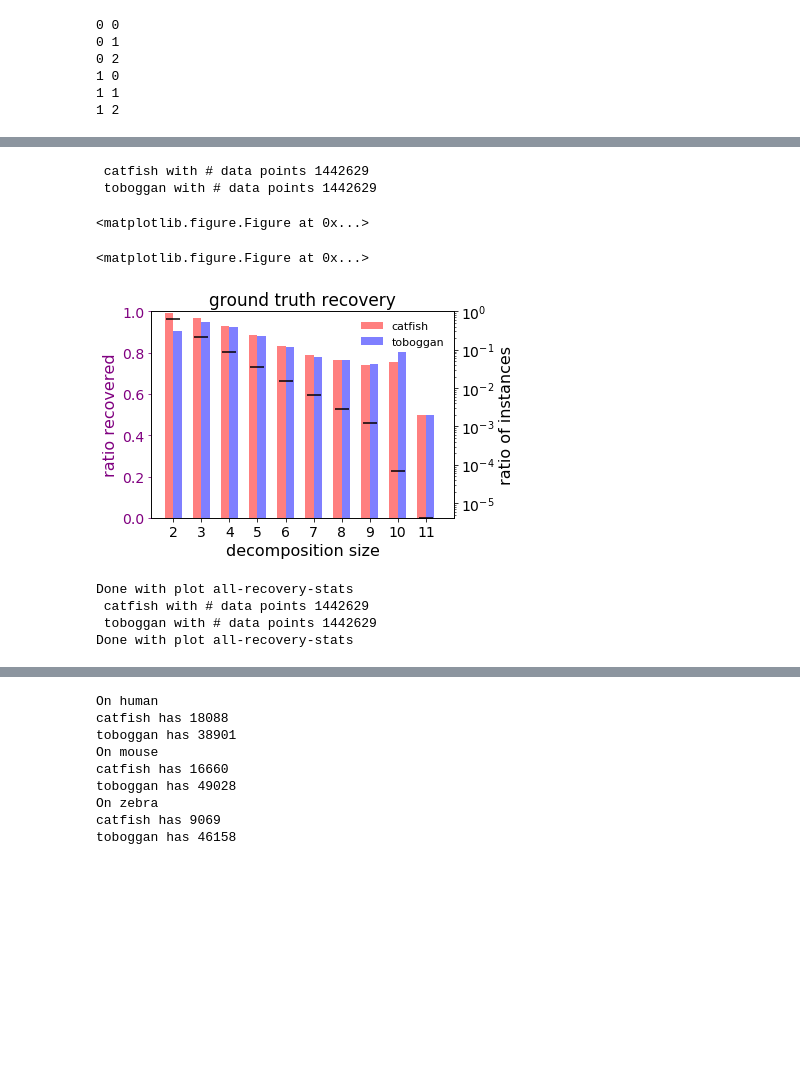
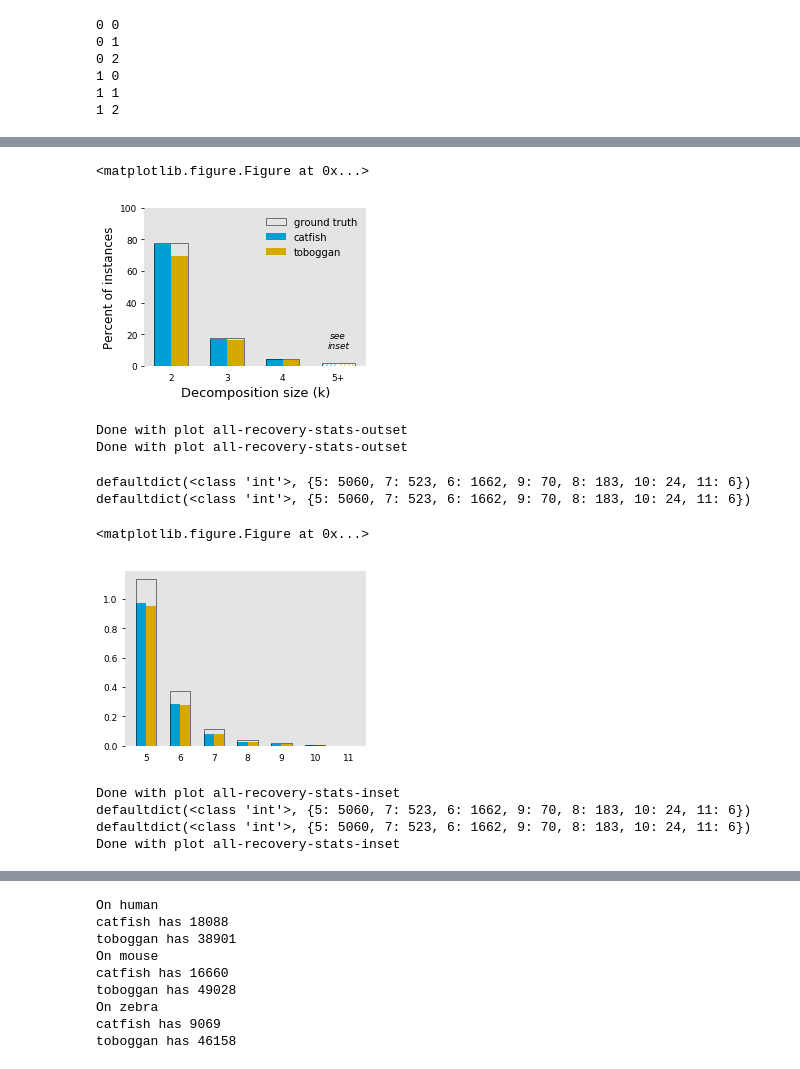
Before and after one commit to sgsmob/toboggan, a Jupyter notebook: make-figures/figure_groundtruth_recovery.ipynb, the cells around one changed output, grey strips where cells are left out. Cells and saved outputs as stored; diff of their text form; code cells hidden in the pictures; blank space fills up the shorter version.

Commit message:
saving latest changes to figure generating scripts

```diff
--- a/make-figures/figure_groundtruth_recovery.ipynb
+++ b/make-figures/figure_groundtruth_recovery.ipynb
@@ -97,19 +57,0 @@ Totals
-# %%
-# Check GROUNDTRUTH RECOVERY
-
-alg_names = ['catfish', 'toboggan']
-total_num = 0
-identical_num = [0, 0]
-for j in [0,1,2]:
-    froot = froots[j]
-    print("For {},".format(froot))
-    total_num += len(all_stats[j][0])
-    for which_alg in [0,1]:
-        alg_name = alg_names[which_alg]
-        print("{} percent identical is: {}".format( alg_name, len(indices_identical[j][which_alg])/len(all_stats[j][which_alg])))
-
-        identical_num[which_alg] += len(indices_identical[j][which_alg])
-
-for which_alg in [0,1]:
-    alg_name = alg_names[which_alg]
-    print("TOTALS: {} percent identical is: {}".format( alg_name, identical_num[which_alg]/total_num))
@@ -261,0 +103,16 @@ def plot_ratios(figurename, all_stats, identical_stats, show_flag=True, ylogflag
+# %%
+for froot in froots:
+    max_size = max(data_by_size[froot].keys())
+    ordered_list = [0 for x in range(0,max_size-2+1)]
+    for size, val in data_by_size[froot].items():
+        ordered_list[size-2] = [ size, *val ]
+    print("{} & {}  &  {} &  {}  \\\\".format("size", "instances", "catfish", "toboggan"))
+    print("\\midrule")
+    for row in ordered_list:
+        inst_size = row[0]
+        num_inst = row[1]
+        catfish = row[2]
+        toboggan = row[3]
+        if inst_size < 5:
+            continue
+        print(" {:2d} & {:12d} & {:7.2f}\% & {:7.2f}\% \\\\".format(inst_size, num_inst, 100*catfish, 100*toboggan))
@@ -261,0 +329,10 @@ def plot_ratios(figurename, all_stats, identical_stats, show_flag=True, ylogflag
+# %%
+counter_cutoff = 5
+
+plot_recovery_outset('all-recovery-stats-outset', combined_stats.copy(), combined_identicals.copy(), counter_cutoff, True)
+plot_recovery_outset('all-recovery-stats-outset', combined_stats.copy(), combined_identicals.copy(), counter_cutoff, False)
+# %% [output]
+<matplotlib.figure.Figure at 0x...>
+[figure, added]
+Done with plot all-recovery-stats-outset
+Done with plot all-recovery-stats-outset
@@ -262,14 +469,12 @@ def plot_ratios(figurename, all_stats, identical_stats, show_flag=True, ylogflag
 # %%
-ylogscale = True
-plot_ratios('all-recovery-stats', combined_stats, combined_identicals, True, ylogscale)
-plot_ratios('all-recovery-stats', combined_stats, combined_identicals, False, ylogscale)
+plot_recovery_inset('all-recovery-stats-inset', combined_stats.copy(), combined_identicals.copy(), counter_cutoff, True)
+plot_recovery_inset('all-recovery-stats-inset', combined_stats.copy(), combined_identicals.copy(), counter_cutoff, False)
 # %% [output]
- catfish with # data points 1442629
- toboggan with # data points 1442629
+defaultdict(<class 'int'>, {5: 5060, 7: 523, 6: 1662, 9: 70, 8: 183, 10: 24, 11: 6})
+defaultdict(<class 'int'>, {5: 5060, 7: 523, 6: 1662, 9: 70, 8: 183, 10: 24, 11: 6})
 <matplotlib.figure.Figure at 0x...>
+[figure, new version]
-<matplotlib.figure.Figure at 0x...>
+Done with plot all-recovery-stats-inset
+defaultdict(<class 'int'>, {5: 5060, 7: 523, 6: 1662, 9: 70, 8: 183, 10: 24, 11: 6})
+defaultdict(<class 'int'>, {5: 5060, 7: 523, 6: 1662, 9: 70, 8: 183, 10: 24, 11: 6})
+Done with plot all-recovery-stats-inset
-[figure, old version]
-Done with plot all-recovery-stats
- catfish with # data points 1442629
- toboggan with # data points 1442629
-Done with plot all-recovery-stats
```
Also changed, not shown: parts of 9 cells of this notebook, 1 other file.
